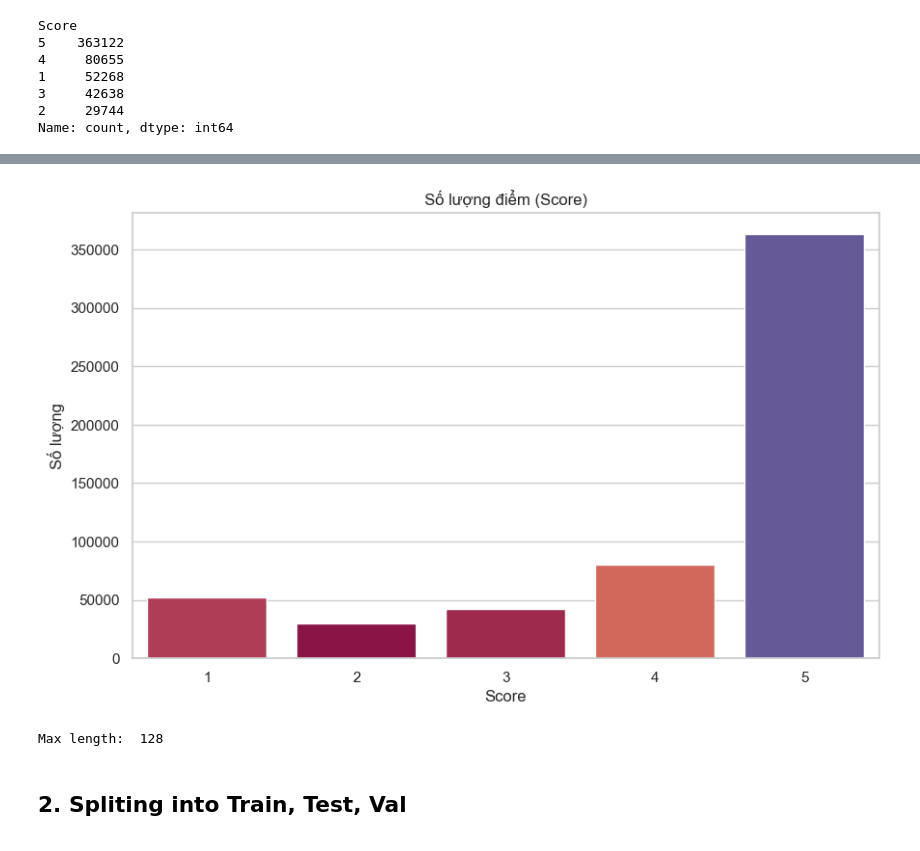
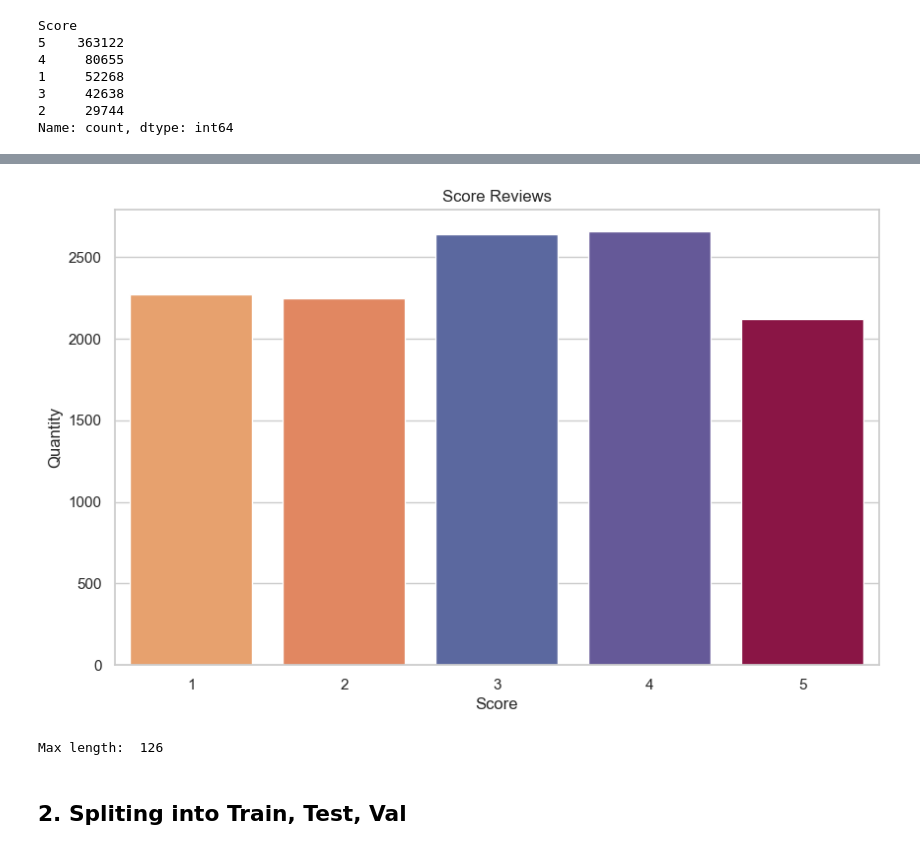
Before and after one commit to 8syncdev/Mashine-Learning---RoBerta---Base-Bert, a Jupyter notebook: jupiter/bert.ipynb, the cells around one changed output, grey strips where cells are left out. Saved outputs shown, nothing was run; the diff lists cells and outputs as text; code cells hidden in the pictures.

```diff
--- a/jupiter/bert.ipynb
+++ b/jupiter/bert.ipynb
@@ -108,20 +108,20 @@ Score
 2     29744
 Name: count, dtype: int64
 # %%
-# # Reduce data:
-# indices_to_remove = df[df['Score'] == 1].index[1:50000]
-# df = df.drop(indices_to_remove)
-# # Reduce data:
-# indices_to_remove = df[df['Score'] == 2].index[1:27000]
-# df = df.drop(indices_to_remove)
-# # Reduce data:
-# indices_to_remove = df[df['Score'] == 3].index[1:40000]
-# df = df.drop(indices_to_remove)
-# # Reduce data:
-# indices_to_remove = df[df['Score'] == 4].index[1:77000]
-# df = df.drop(indices_to_remove)
-# # Reduce data:
-# indices_to_remove = df[df['Score'] == 5].index[1:360000]
-# df = df.drop(indices_to_remove)
-# df.Score.value_counts()
-# df.info()
+# Reduce data:
+indices_to_remove = df[df['Score'] == 1].index[1:40000]
+df = df.drop(indices_to_remove)
+# Reduce data:
+indices_to_remove = df[df['Score'] == 2].index[1:20000]
+df = df.drop(indices_to_remove)
+# Reduce data:
+indices_to_remove = df[df['Score'] == 3].index[1:30000]
+df = df.drop(indices_to_remove)
+# Reduce data:
+indices_to_remove = df[df['Score'] == 4].index[1:70000]
+df = df.drop(indices_to_remove)
+# Reduce data:
+indices_to_remove = df[df['Score'] == 5].index[1:350000]
+df = df.drop(indices_to_remove)
+df.Score.value_counts()
+df.info()
@@ -128,26 +139,26 @@ Name: count, dtype: int64
 # %%
 # Lấy Series từ df['Score'].value_counts()
 score_counts = df['Score'].value_counts()
 
 # Thiết lập môi trường trực quan
 sns.set(style="whitegrid", palette="pastel")
 
 # Vẽ biểu đồ thanh
 plt.figure(figsize=(10, 6))
 sns.barplot(x=score_counts.index, y=score_counts.values,
             palette="Spectral", legend=False, hue=score_counts.values)
-plt.title('Số lượng điểm (Score)')
+plt.title('Score Reviews')
 plt.xlabel('Score')
-plt.ylabel('Số lượng')
+plt.ylabel('Quantity')
 plt.show()
 # %% [output]
-[figure, old version]
+[figure, new version]
 # %%
 # find the maximum length
 max_len = max([len(text) for text in df.Text])
 print('Max length: ', max_len)
 # %% [output]
-Max length:  128
+Max length:  126
 # %% [markdown]
 ## 2. Spliting into Train, Test, Val
 # %% [markdown]
```
Also changed, not shown: parts of 20 cells of this notebook, 5 other files.
